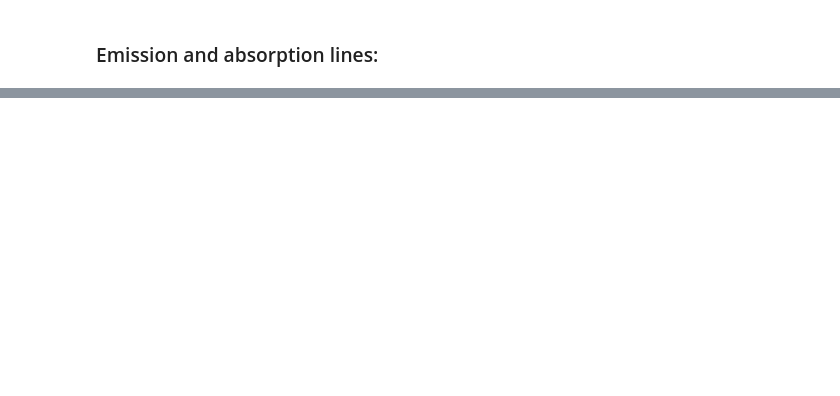
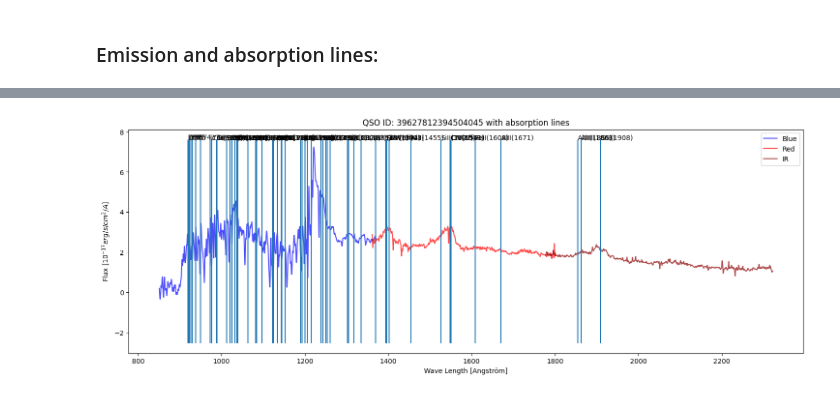
Before and after one commit to johannct/M2_Stage_Code, a Jupyter notebook: DESI Spectra.ipynb, the cells around one changed output, grey strips where cells are left out. Drawn from its saved outputs; the diff is of its cells as text; code cells hidden in the pictures; blank space fills up the shorter version.

```diff
--- a/DESI Spectra.ipynb
+++ b/DESI Spectra.ipynb
@@ -342,0 +287,7 @@ plot_spectrum(QSO, target_ID, 'QSO', flux=(flux_b, flux_r, flux_z), figax = (fig
+# %%
+window_length, polyorder = 9, 1
+QSOspectrum_Brighter.apply_savgolFilter(window_length, polyorder)
+
+fig, ax = plt.subplots(2, 1, figsize=(12, 12))
+QSOspectrum_Brighter.plot_spectrum(cat="QSO", figax = (fig, ax[0]))
+QSOspectrum_Brighter.plot_spectrum("Filter", cat="QSO", figax = (fig, ax[1]), title=f'Savitzky-Golay filter with window length = {window_length} and polyorder = {polyorder}');
@@ -518,0 +364,85 @@ for k, v in absorb.items(): ax.text(v, f_max, k)
+# %%
+ABSORBER_IGM = {
+    "Halpha"      : 6562.8,
+    "Hbeta"       : 4862.68,
+    "MgI(2853)"   : 2852.96,
+    "MgII(2804)"  : 2803.5324,
+    "MgII(eff)"   : 2798.75,
+    "MgII(2796)"  : 2796.3511,
+    "FeII(2600)"  : 2600.1724835,
+    "FeII(2587)"  : 2586.6495659,
+    "MnII(2577)"  : 2576.877,
+    "FeII(2383)"  : 2382.7641781,
+    "FeII(2374)"  : 2374.4603294,
+    "FeII(2344)"  : 2344.2129601,
+    "CIII(1908)"  : 1908.73,
+    "AlIII(1863)" : 1862.79113,
+    "AlIII(1855)" : 1854.71829,
+    "AlII(1671)"  : 1670.7886,
+    "FeII(1608)"  : 1608.4511,
+    "CIV(1551)"   : 1550.77845,
+    "CIV(eff)"    : 1549.06,
+    "CIV(1548)"   : 1548.2049,
+    "SiII(1527)"  : 1526.70698,
+    "NiII(1455)"  : 1454.842,
+    "SiIV(1403)"  : 1402.77291,
+    "SiIV(eff)"   : 1396.76,
+    "SiIV(1394)"  : 1393.76018,
+    "NiII(1370)"  : 1370.132,
+    "CII(1335)"   : 1334.5323,
+    "NiII(1317)"  : 1317.217,
+    "SiII(1304)"  : 1304.3702,
+    "OI(1302)"    : 1302.1685,
+    "SiII(1260)"  : 1260.4221,
+    "SII(1254)"   : 1253.811,
+    "SII(1251)"   : 1250.584,
+    "NV(1243)"    : 1242.804,
+    "NV(1239)"    : 1238.821,
+    "LYA"         : 1215.67,
+    "SiIII(1207)" : 1206.500,
+    "NI(1200)"    : 1200.,
+    "SiII(1193)"  : 1193.2897,
+    "SiII(1190)"  : 1190.4158,
+    "PII(1153)"   : 1152.818,
+    "FeII(1145)"  : 1144.9379,
+    "FeII(1143)"  : 1143.2260,
+    "NI(1134)"    : 1134.4149,
+    "FeII(1125)"  : 1125.4477,
+    "FeIII(1123)" : 1122.526,
+    "FeII(1097)"  : 1096.8769,
+    "NII(1084)"   : 1083.990,
+    "FeII(1082)"  : 1081.8748,
+    "FeII(1063)"  : 1063.002,
+    "OI(1039)"    : 1039.230,
+    "OVI(1038)"   : 1037.613,
+    "CII(1037)"   : 1036.7909,
+    "OVI(1032)"   : 1031.912,
+    "LYB"         : 1025.72,
+    "SiII(1021)"  : 1020.6989,
+    "SIII(1013)"  : 1012.502,
+    "SiII(990)"   : 989.8731,
+    "OI(989)"     : 988.7,
+    "CIII(977)"   : 977.020,
+    "LY3"         : 972.537,
+    "LY4"         : 949.7431,
+    "LY5"         : 937.8035,
+    "LY6"         : 930.7483,
+    "LY7"         : 926.2257,
+    "LY8"         : 923.1504,
+    "LY9"         : 920.9631,
+    "LY10"        : 919.3514,
+}
+
+
+z = QSO_tot.loc[QSOspectrum_Brighter.target_ID]['Z']
+
+fig, ax = plt.subplots(figsize=(18, 6))
+QSOspectrum_Brighter.plot_spectrum("Filter", cat="QSO", figax = (fig, ax), z_renorm = z, title=f'QSO ID: {BGSspectrum_Brighter.target_ID} with absorption lines')
+
+f_min = np.min(np.hstack([QSOspectrum_Brighter.flux_b, QSOspectrum_Brighter.flux_r, QSOspectrum_Brighter.flux_z]))
+f_max = np.max(np.hstack([QSOspectrum_Brighter.flux_b, QSOspectrum_Brighter.flux_r, QSOspectrum_Brighter.flux_z]))
+absorb = {k: v for k, v in ABSORBER_IGM.items() if v <+ np.max(QSO['Z_WAVELENGTH'].read() / (1+z))}
+ax.vlines(absorb.values(), f_min, f_max)
+for k, v in absorb.items(): ax.text(v, f_max, k)
+# %% [output]
+[figure, added]
```
Also changed, not shown: parts of 26 cells of this notebook, 1 other file.
